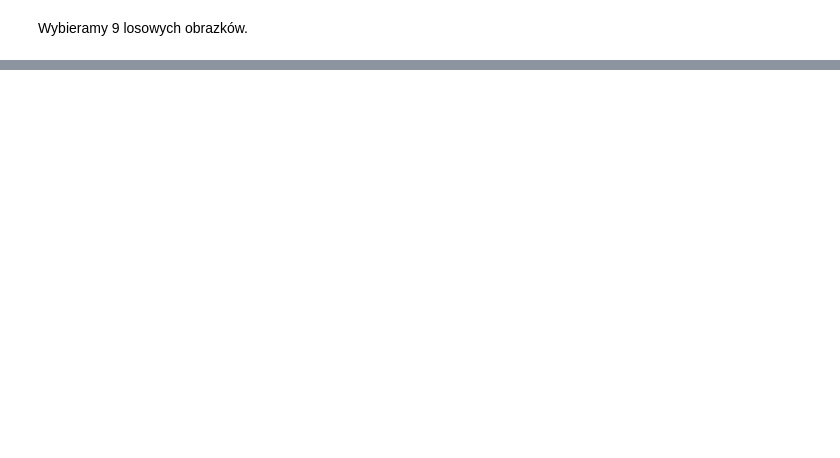
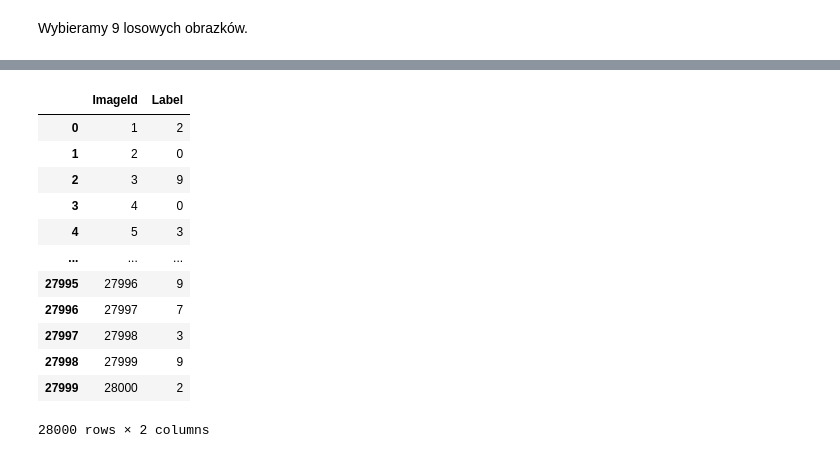
Before and after one commit to MattiusW/MachineLearning, a Jupyter notebook: first_deep_learning_project/Main.ipynb, the cells around one changed output, grey strips where cells are left out. Drawn from its saved outputs; the diff is of its cells as text; code cells hidden in the pictures; blank space fills up the shorter version.

```diff
--- a/first_deep_learning_project/Main.ipynb
+++ b/first_deep_learning_project/Main.ipynb
@@ -37,0 +159,2 @@ Wybieramy 9 losowych obrazków.
+# %%
+results = model.predict(test_data)
@@ -37,0 +163,22 @@ Wybieramy 9 losowych obrazków.
+# %%
+results = np.argmax(results, axis = 1)
+results = pd.Series(results, name='Label')
+submission = pd.concat([pd.Series(range(1,28001), name = "ImageId"), results], axis = 1)
+
+submission.to_csv("submission.csv", index=False)
+# %%
+submission
+# %% [output]
+|  | ImageId | Label |
+| 0 | 1 | 2 |
+| 1 | 2 | 0 |
+| 2 | 3 | 9 |
+| 3 | 4 | 0 |
+| 4 | 5 | 3 |
+| ... | ... | ... |
+| 27995 | 27996 | 9 |
+| 27996 | 27997 | 7 |
+| 27997 | 27998 | 3 |
+| 27998 | 27999 | 9 |
+| 27999 | 28000 | 2 |
+28000 rows × 2 columns
```
Also changed, not shown: parts of 23 cells of this notebook, 2 other files.
